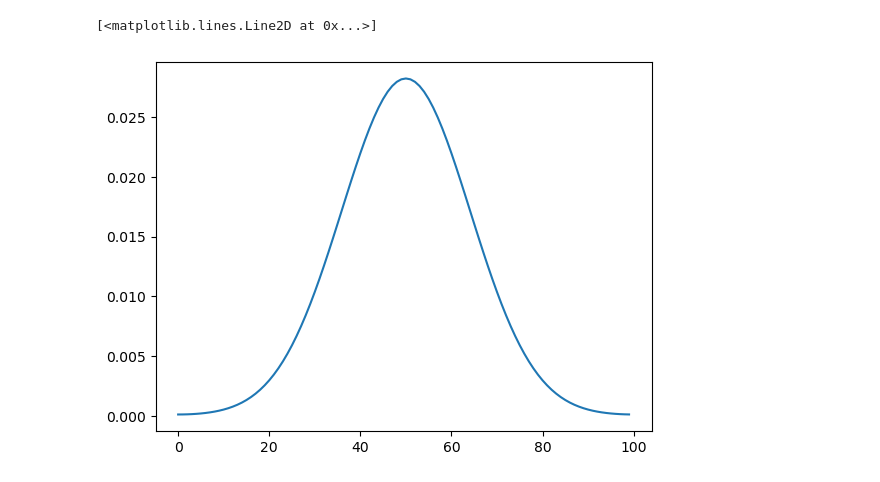
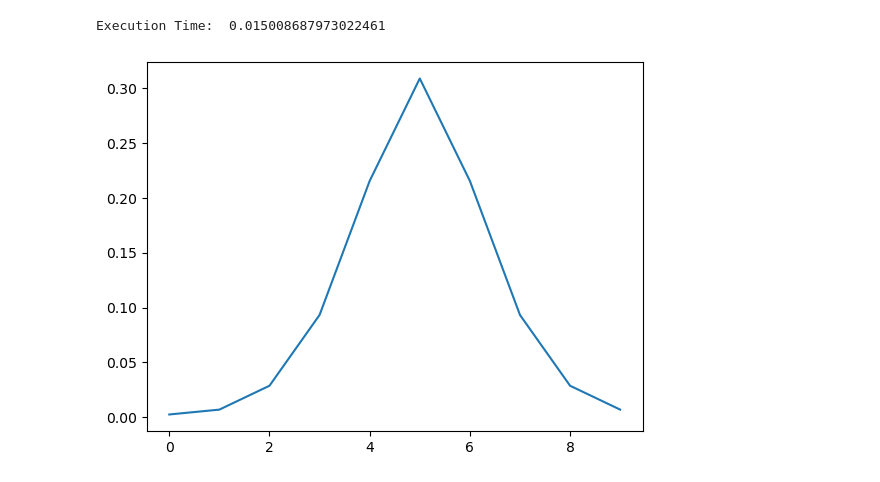
Before and after one commit to JaimePSantos/DynamicRandomWalks, a Jupyter notebook: ClassicalWalks/ContinuousTime/ContinuousTimeRandomWalk.ipynb, the cells around one changed output. Cells and saved outputs as stored; diff of their text form; code cells hidden in the pictures.

```diff
--- a/ClassicalWalks/ContinuousTime/ContinuousTimeRandomWalk.ipynb
+++ b/ClassicalWalks/ContinuousTime/ContinuousTimeRandomWalk.ipynb
@@ -15,43 +15,46 @@ import numpy as np
 import pandas as pd
 from sklearn.linear_model import LinearRegression
 # %%
+import numpy as np
+import networkx as nx
+from scipy.linalg import expm
+import time
+
+# Function to compute the transition matrix using expm
+def transition_matrix(L, t):
+    return expm(L * t)
+
+# Function to compute the probability distribution
+def probability_distribution(L, init, t):
+    p0 = np.zeros(len(G))
+    p0[init] = 1
+    M_t = transition_matrix(L, t)
+    return np.dot(M_t, p0)
 
 # Parameters
 gamma = 1.0  # Transition rate
-
-n = 100
-
+n = 10
 G = nx.cycle_graph(n)
-
 D = np.diag(list(dict(G.degree()).values()))
 A = nx.to_numpy_array(G)
+L = -gamma * (D - A)
 
-# The Laplacian matrix L
-L =-gamma *(D - A)
+# Initial state
+init = n // 2
+tl = 72
 
-# The generating matrix H
+# Timing the execution
+start_time = time.time()
 
-# Compute the transition matrix M(t) for any time t using the matrix exponential
-def transition_matrix(L,t):
-    return expm(L * t)
-
-# Compute the probability distribution p(t) using Equation 3.30
-def probability_distribution(L, init, t):
-    p0 = np.zeros(len(G))
-    p0[init] = 1
-    M_t = transition_matrix(L,t)
-    return np.dot(M_t, p0)
-
-# Example initial distribution: starting from state 0
-
-init = 50
-
-# Compute p(t) for a given t
-t = 100  # For example, at t = 1
-p_t = probability_distribution(L,init, t)
-
-# print(f"Probability distribution at time t={t}: {p_t}")
+# for t in np.linspace(0, tl, 100):
+#     p_t = probability_distribution(L, init, t)
+#     plt.plot(list(p_t))
+p_t = probability_distribution(L, init, 1)
+# print(p_t.round(5))
 plt.plot(list(p_t))
+# plt.xlim(200,300)
+# Print execution time
+print("Execution Time: ", time.time() - start_time)
 # %% [output]
-[<matplotlib.lines.Line2D at 0x...>]
+Execution Time:  0.015008687973022461
-[figure, old version]
+[figure, new version]
```
Also changed, not shown: parts of 1 cell of this notebook, 3 other files.
